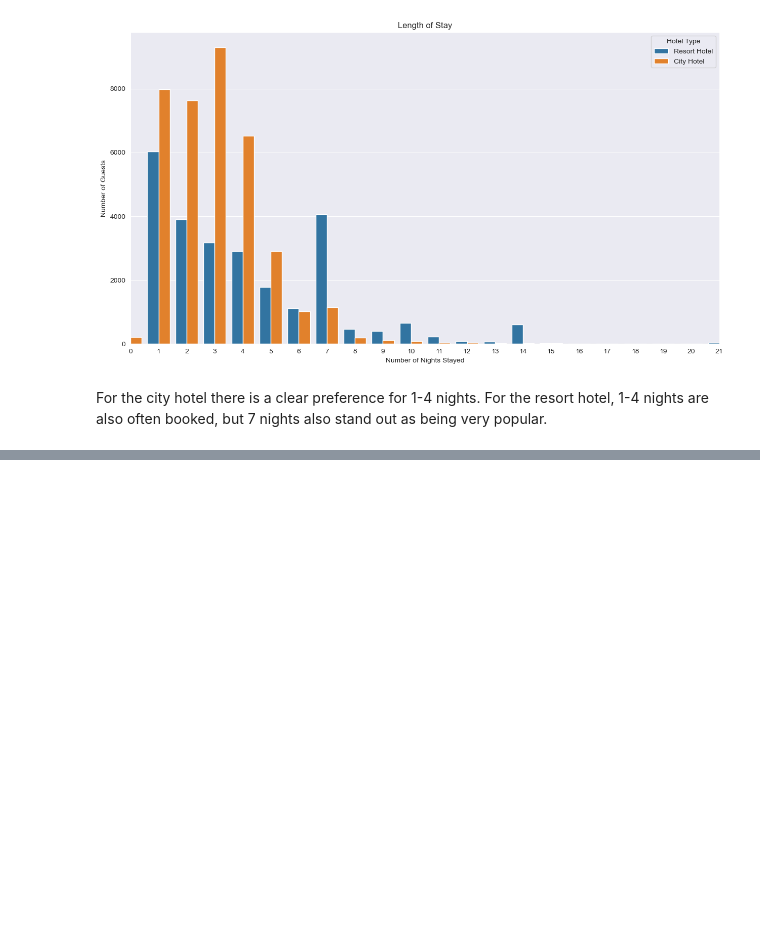
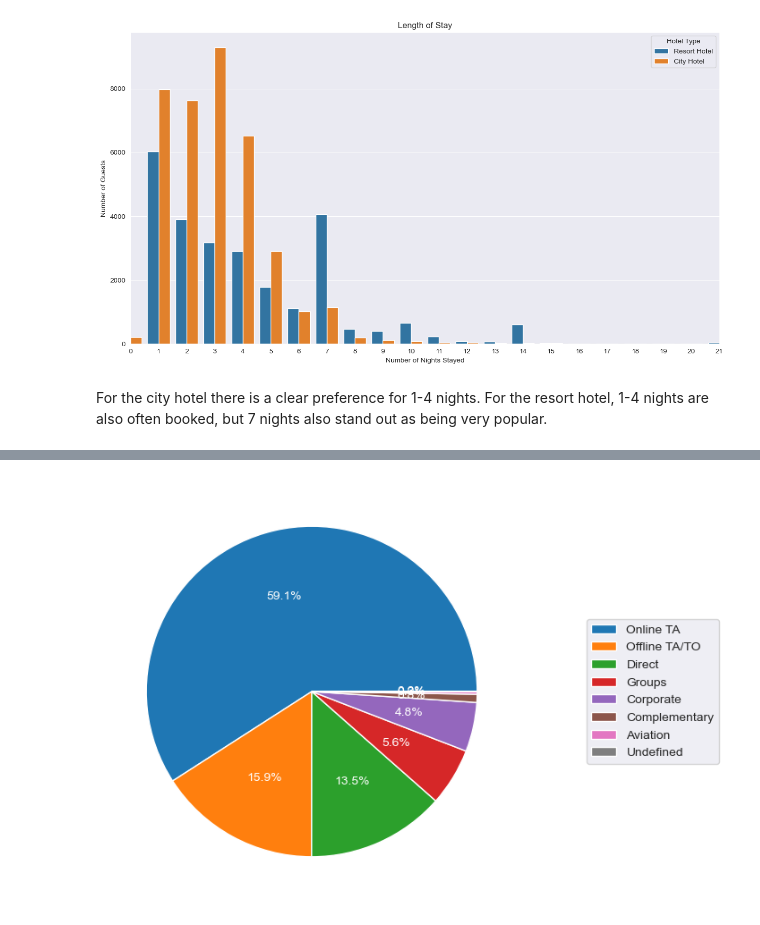
Before and after one commit to Rafsan7238/Data-Analysis_Data-Science_Projects, a Jupyter notebook: Python Projects/Applying ML to Predict Hotel Booking Cancellations/Analysing Hotel Cancellations.ipynb, the cells around one changed output, grey strips where cells are left out. Cells and saved outputs as stored; diff of their text form; code cells hidden in the pictures; blank space fills up the shorter version.

```diff
--- a/Python Projects/Applying ML to Predict Hotel Booking Cancellations/Analysing Hotel Cancellations.ipynb
+++ b/Python Projects/Applying ML to Predict Hotel Booking Cancellations/Analysing Hotel Cancellations.ipynb
@@ -286,0 +289,3 @@ For the resort hotel, 1-4 nights are also often booked, but 7 nights also stand
+# %%
+segments = data['market_segment'].value_counts()
+segments
@@ -286,0 +302,7 @@ For the resort hotel, 1-4 nights are also often booked, but 7 nights also stand
+# %%
+plt.figure(figsize=(6,6))
+plt.pie(segments, autopct='%1.1f%%', textprops={'color':'white'})
+plt.legend(segments.index, loc='right', bbox_to_anchor=(1.5,0.5))
+plt.show()
+# %% [output]
+[figure, added]
```
Also changed, not shown: parts of 5 cells of this notebook.
